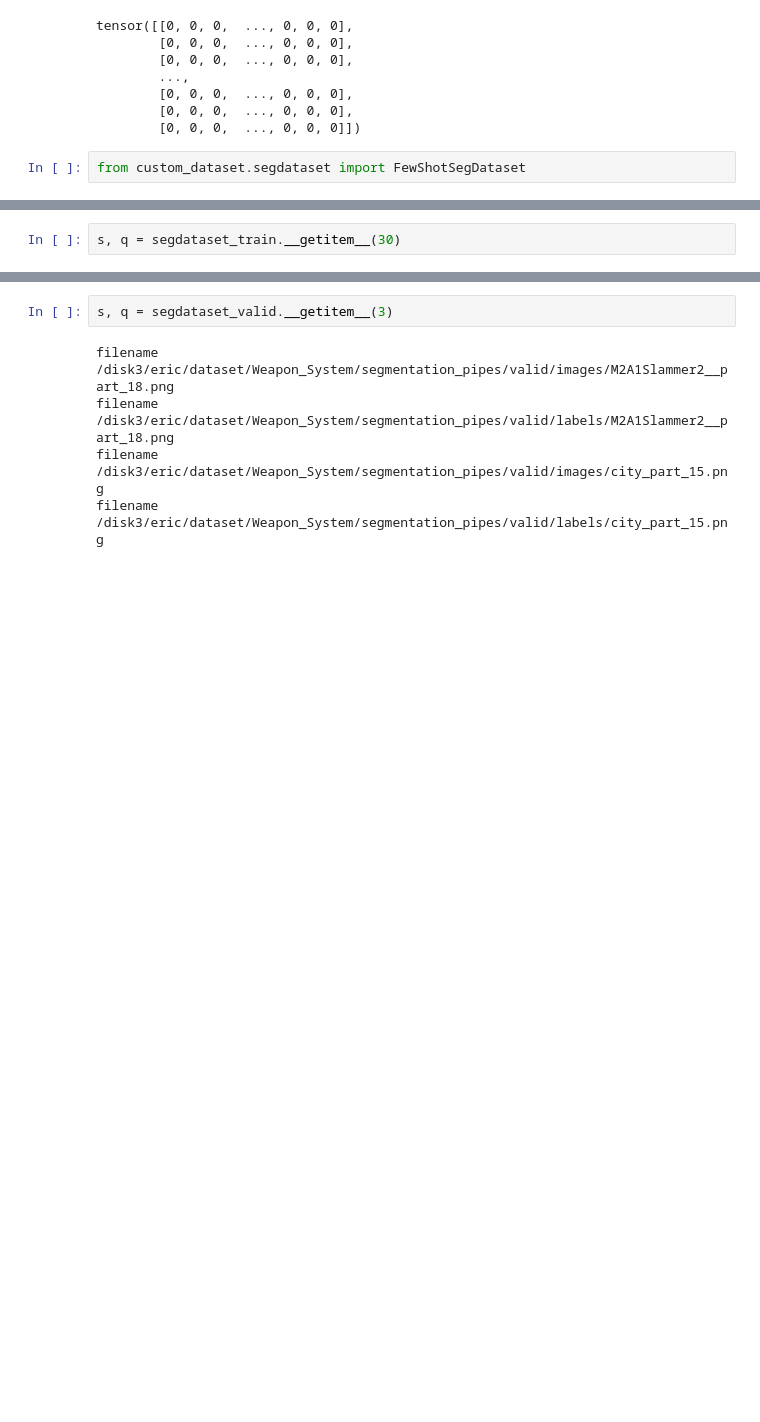
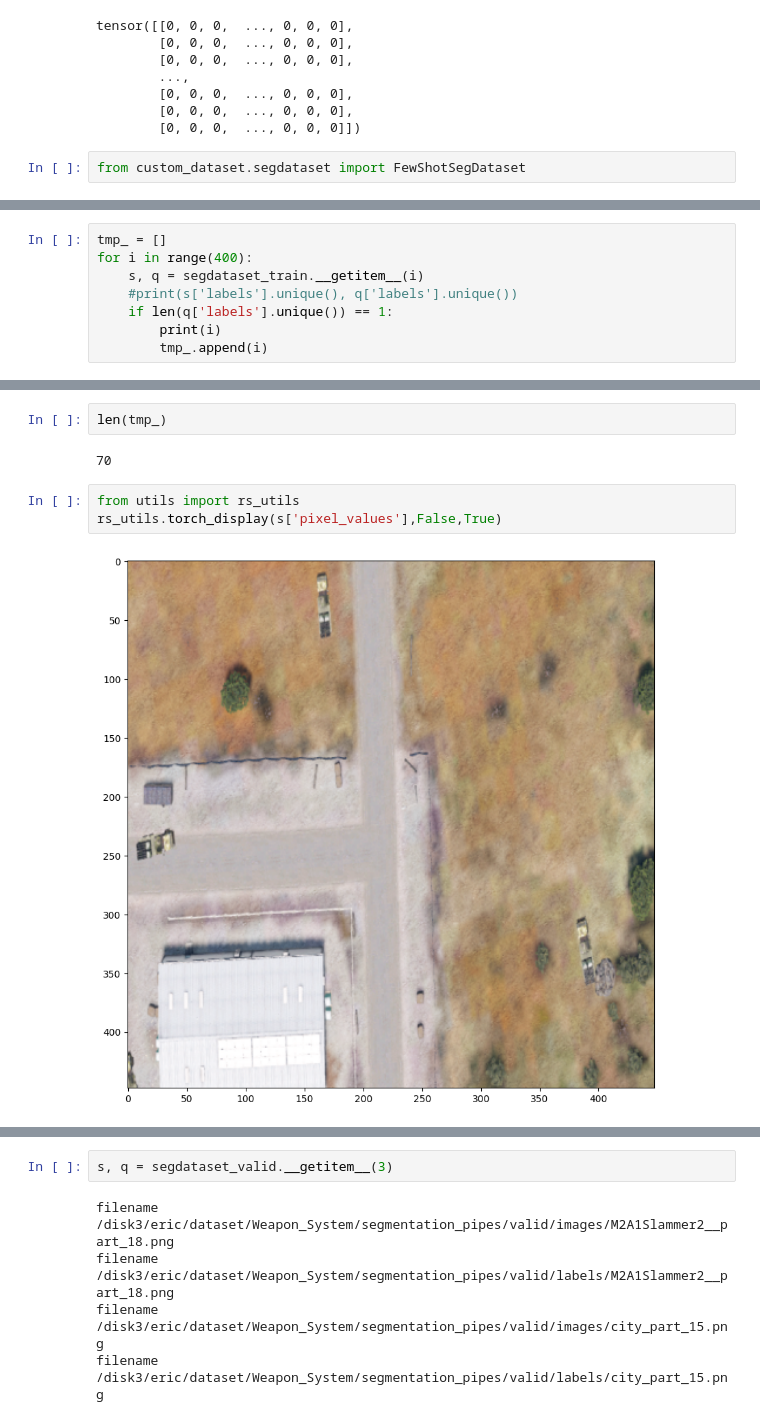
Before and after one commit to jeantirole/FewShotVision_Lab, a Jupyter notebook: Segmentation_Pipes/011.create_support_query_dataset.ipynb, the cells around one changed output, grey strips where cells are left out. Saved outputs shown, nothing was run; the diff lists cells and outputs as text; blank space fills up the shorter version.

```diff
--- a/Segmentation_Pipes/011.create_support_query_dataset.ipynb
+++ b/Segmentation_Pipes/011.create_support_query_dataset.ipynb
@@ -244,2 +359,0 @@ segdataset_valid =  FewShotSegDataset(root_dir=root_dir, image_processor=image_p
-# %%
-s, q = segdataset_train.__getitem__(30)
@@ -254,0 +360,8 @@ tensor([0, 1])
+# %%
+tmp_ = []
+for i in range(400):
+    s, q = segdataset_train.__getitem__(i)
+    #print(s['labels'].unique(), q['labels'].unique())
+    if len(q['labels'].unique()) == 1:
+        print(i)
+        tmp_.append(i)
@@ -254,0 +386,9 @@ tensor([0, 1])
+# %%
+len(tmp_)
+# %% [output]
+70
+# %%
+from utils import rs_utils
+rs_utils.torch_display(s['pixel_values'],False,True)
+# %% [output]
+[figure, added]
```
Also changed, not shown: parts of 16 cells of this notebook, 26 other files.
